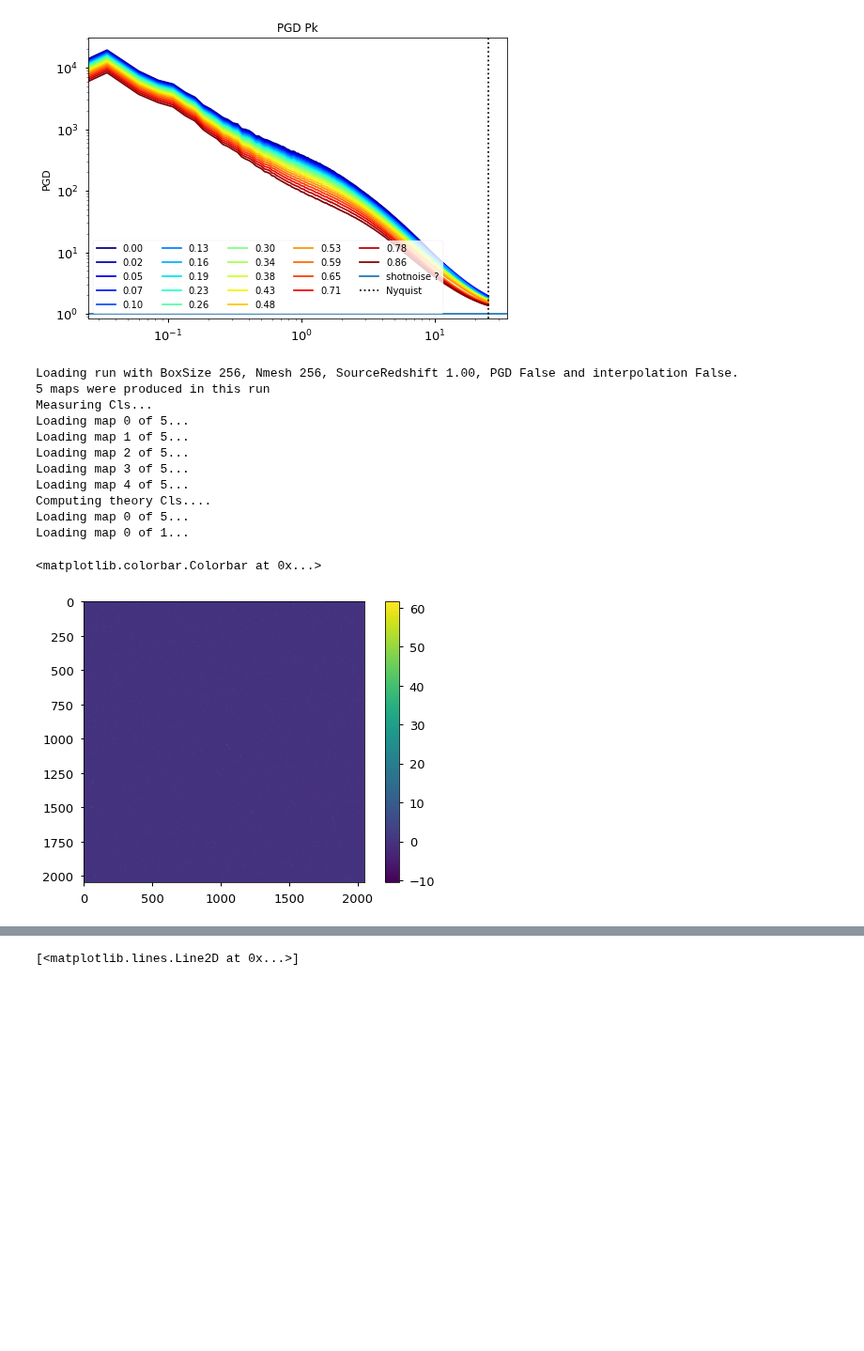
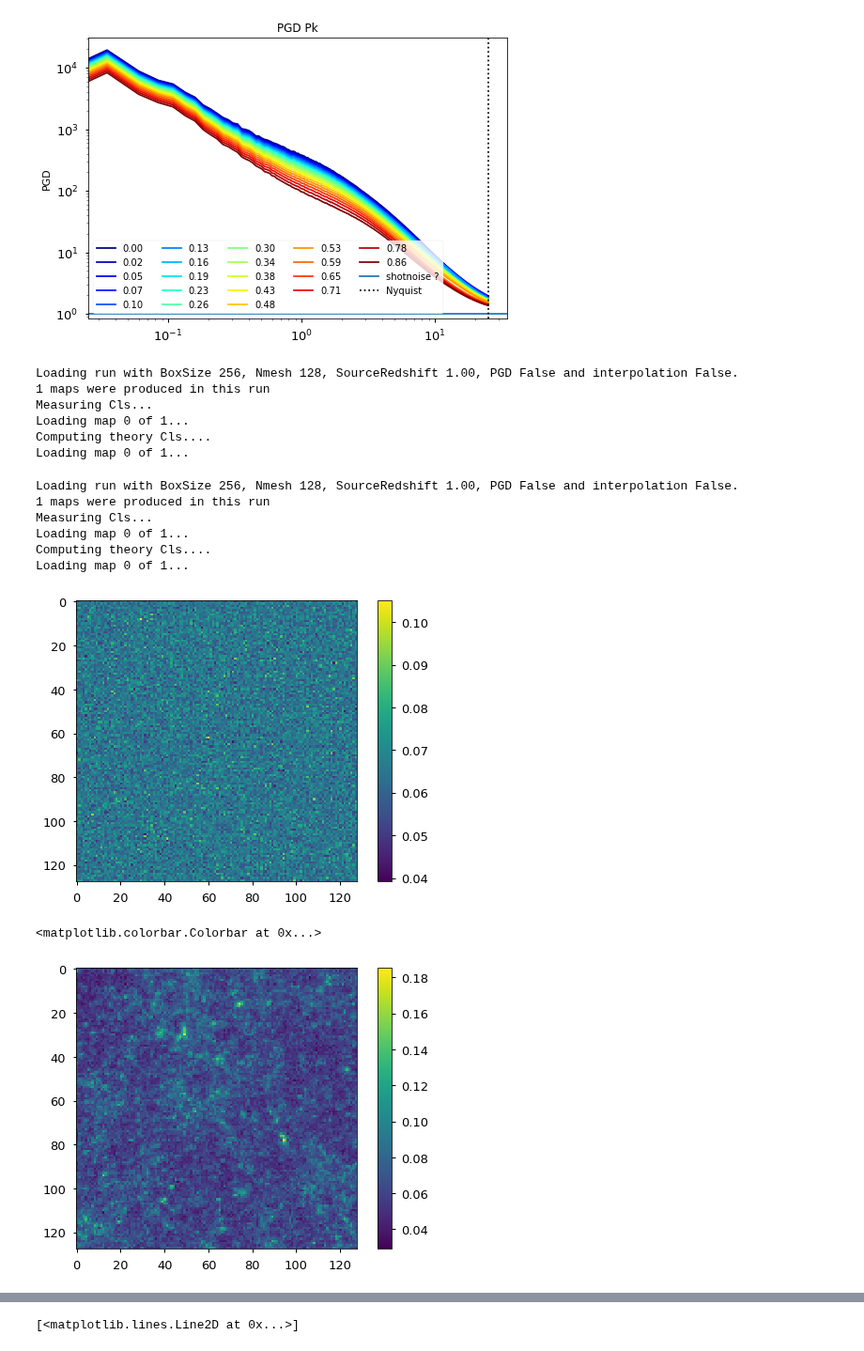
Before and after one commit to VMBoehm/MADLens, a Jupyter notebook: notebooks/PlotResults-publications.ipynb, the cells around one changed output, grey strips where cells are left out. Shown at 94% size. Saved outputs shown, nothing was run; the diff lists cells and outputs as text; code cells hidden in the pictures; blank space fills up the shorter version.

```diff
--- a/notebooks/PlotResults-publications.ipynb
+++ b/notebooks/PlotResults-publications.ipynb
@@ -275,27 +275,38 @@ Computing theory Cls....
 loading Pks....
 [figure]
 # %%
-run = Run(githash='a024dde', label='whitenoise', rnum=0, local_path='../')
+run = Run(githash='f164b59', label='whitenoise', rnum=0, local_path='../')
 run.fill_cl_dicts(downsample=False)
 white_noise = run.measured_cls['1.0']['clkk']
 
 white_map = run.get_map(1.,0)
-corr_map = runs['256']['no_interp']['1.0'].get_map(1.,0)
 # %% [output]
-Loading run with BoxSize 256, Nmesh 256, SourceRedshift 1.00, PGD False and interpolation False.
-5 maps were produced in this run
+Loading run with BoxSize 256, Nmesh 128, SourceRedshift 1.00, PGD False and interpolation False.
+1 maps were produced in this run
 Measuring Cls...
-Loading map 0 of 5...
-Loading map 1 of 5...
-Loading map 2 of 5...
-Loading map 3 of 5...
-Loading map 4 of 5...
+Loading map 0 of 1...
 Computing theory Cls....
-Loading map 0 of 5...
 Loading map 0 of 1...
+# %%
+run = Run(githash='f164b59', label='cross_test', rnum=0, local_path='../')
+run.fill_cl_dicts(downsample=False)
+comp_cl = run.measured_cls['1.0']['clkk']
+
+comp_map = run.get_map(1.,0)
+# %% [output]
+Loading run with BoxSize 256, Nmesh 128, SourceRedshift 1.00, PGD False and interpolation False.
+1 maps were produced in this run
+Measuring Cls...
+Loading map 0 of 1...
+Computing theory Cls....
+Loading map 0 of 1...
 # %%
 plt.imshow(white_map)
 plt.colorbar()
+plt.show()
+plt.imshow(comp_map)
+plt.colorbar()
 # %% [output]
+[figure, new version]
 <matplotlib.colorbar.Colorbar at 0x...>
-[figure, old version]
+[figure, added]
```
Also changed, not shown: parts of 2 cells of this notebook, 4 other files.
